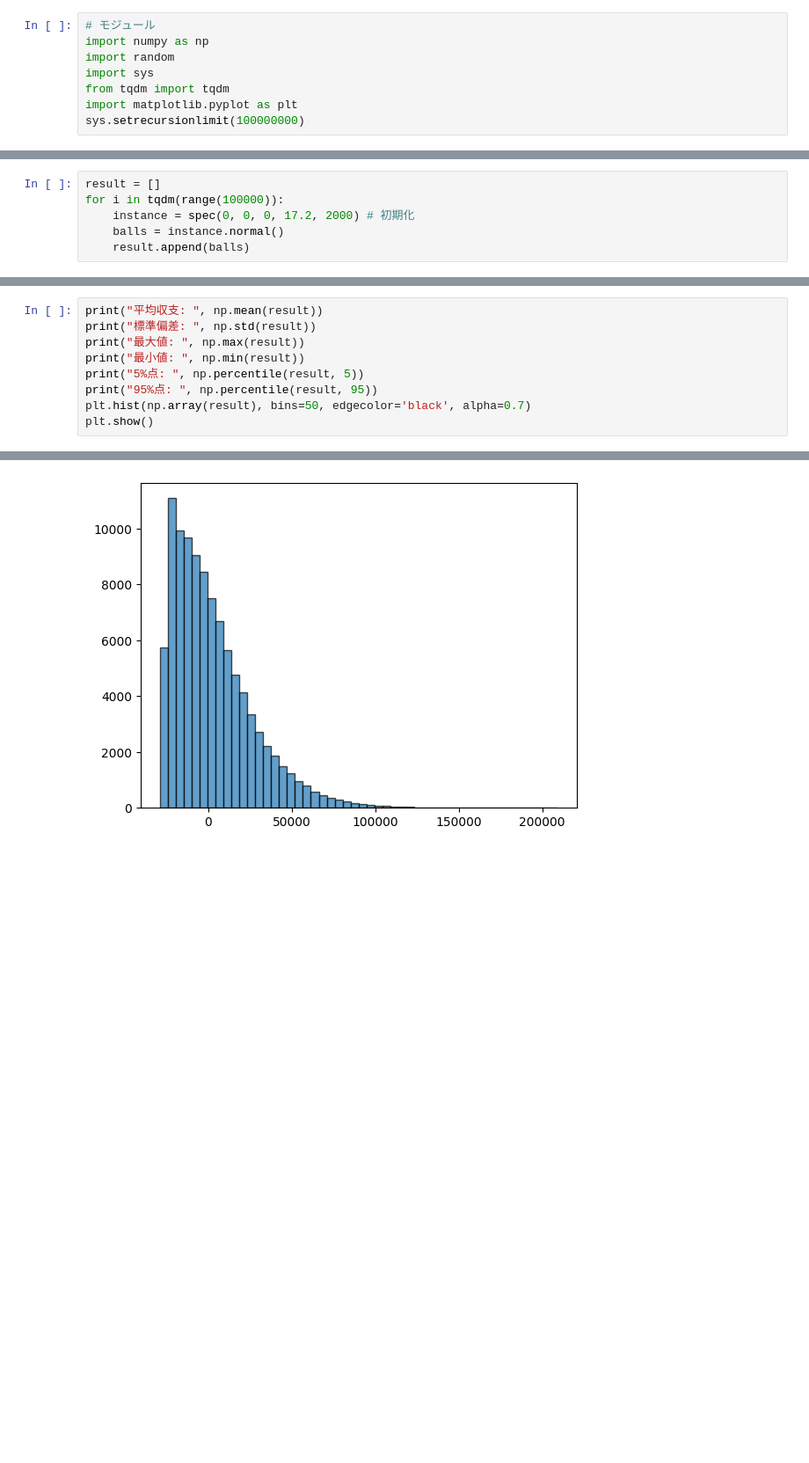
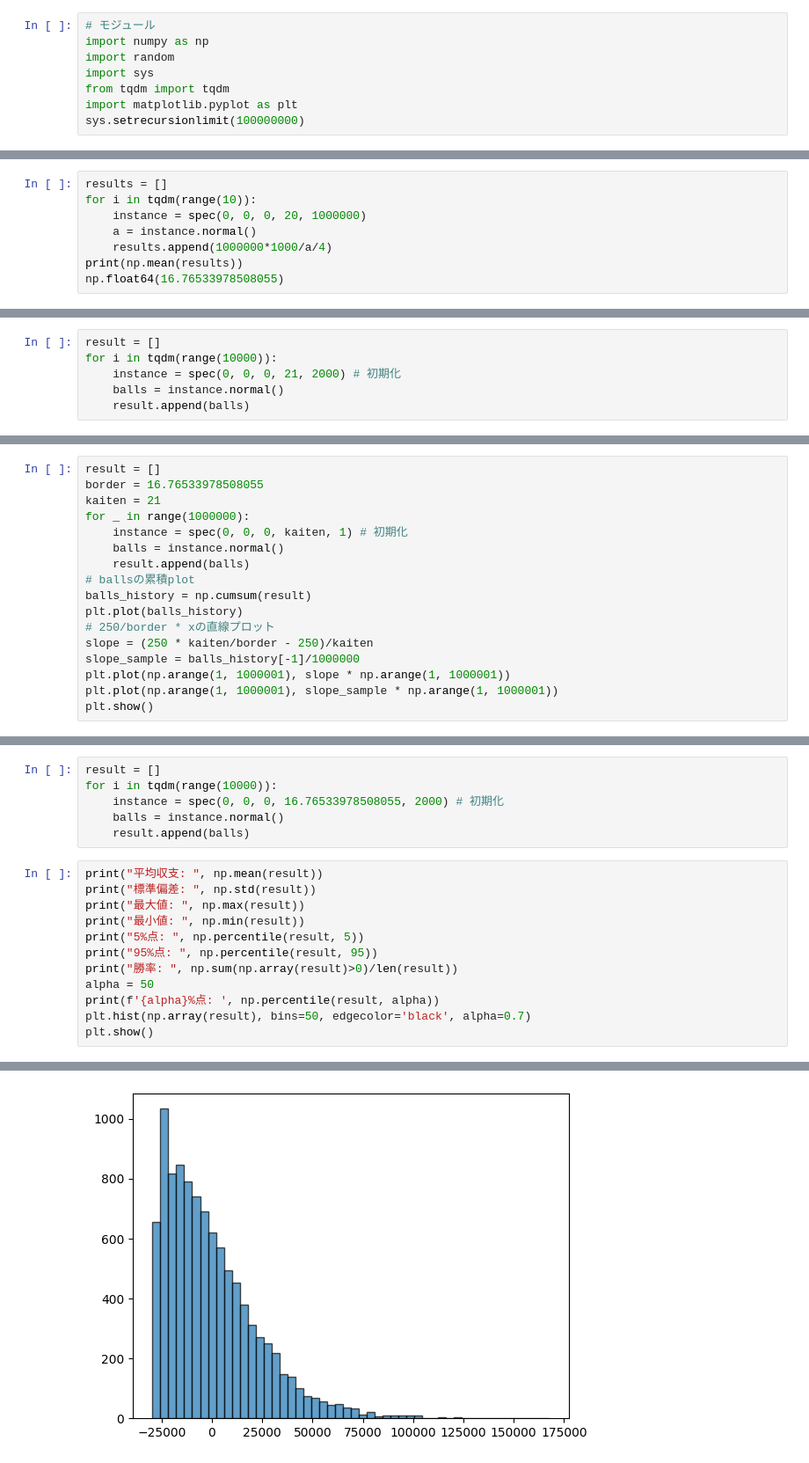
Before and after one commit to yuzomesu/pachi, a Jupyter notebook: arasa/karakuri.ipynb, the cells around one changed output, grey strips where cells are left out. Shown at 88% size. Saved outputs shown, nothing was run; the diff lists cells and outputs as text; blank space fills up the shorter version.

```diff
--- a/arasa/karakuri.ipynb
+++ b/arasa/karakuri.ipynb
@@ -69,0 +86,8 @@ class spec:
+# %%
+results = []
+for i in tqdm(range(10)):
+    instance = spec(0, 0, 0, 20, 1000000)
+    a = instance.normal()
+    results.append(1000000*1000/a/4)
+print(np.mean(results))
+np.float64(16.76533978508055)
@@ -70,6 +97,6 @@ class spec:
 # %%
 result = []
-for i in tqdm(range(100000)):
-    instance = spec(0, 0, 0, 17.2, 2000) # 初期化
+for i in tqdm(range(10000)):
+    instance = spec(0, 0, 0, 21, 2000) # 初期化
     balls = instance.normal()
     result.append(balls)
@@ -75,0 +105,17 @@ for i in tqdm(range(100000)):
+# %%
+result = []
+border = 16.76533978508055
+kaiten = 21
+for _ in range(1000000):
+    instance = spec(0, 0, 0, kaiten, 1) # 初期化
+    balls = instance.normal()
+    result.append(balls)
+# ballsの累積plot
+balls_history = np.cumsum(result)
+plt.plot(balls_history)
+# 250/border * xの直線プロット
+slope = (250 * kaiten/border - 250)/kaiten
+slope_sample = balls_history[-1]/1000000
+plt.plot(np.arange(1, 1000001), slope * np.arange(1, 1000001))
+plt.plot(np.arange(1, 1000001), slope_sample * np.arange(1, 1000001))
+plt.show()
@@ -76,3 +124,9 @@ for i in tqdm(range(100000)):
+# %%
+result = []
+for i in tqdm(range(10000)):
+    instance = spec(0, 0, 0, 16.76533978508055, 2000) # 初期化
+    balls = instance.normal()
+    result.append(balls)
 # %%
 print("平均収支: ", np.mean(result))
 print("標準偏差: ", np.std(result))
@@ -80,6 +134,9 @@ print("最大値: ", np.max(result))
 print("最小値: ", np.min(result))
 print("5%点: ", np.percentile(result, 5))
 print("95%点: ", np.percentile(result, 95))
+print("勝率: ", np.sum(np.array(result)>0)/len(result))
+alpha = 50
+print(f'{alpha}%点: ', np.percentile(result, alpha))
 plt.hist(np.array(result), bins=50, edgecolor='black', alpha=0.7)
 plt.show()
 # %% [output]
@@ -92 +151 @@ plt.show()
-[figure, old version]
+[figure, new version]
```
Also changed, not shown: parts of 14 cells of this notebook, 9 other files.
